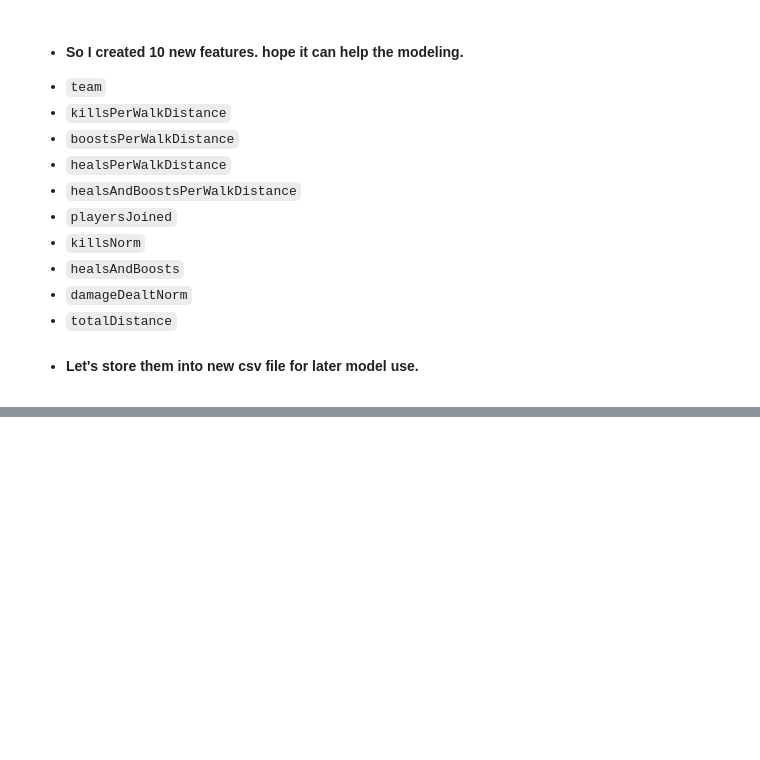
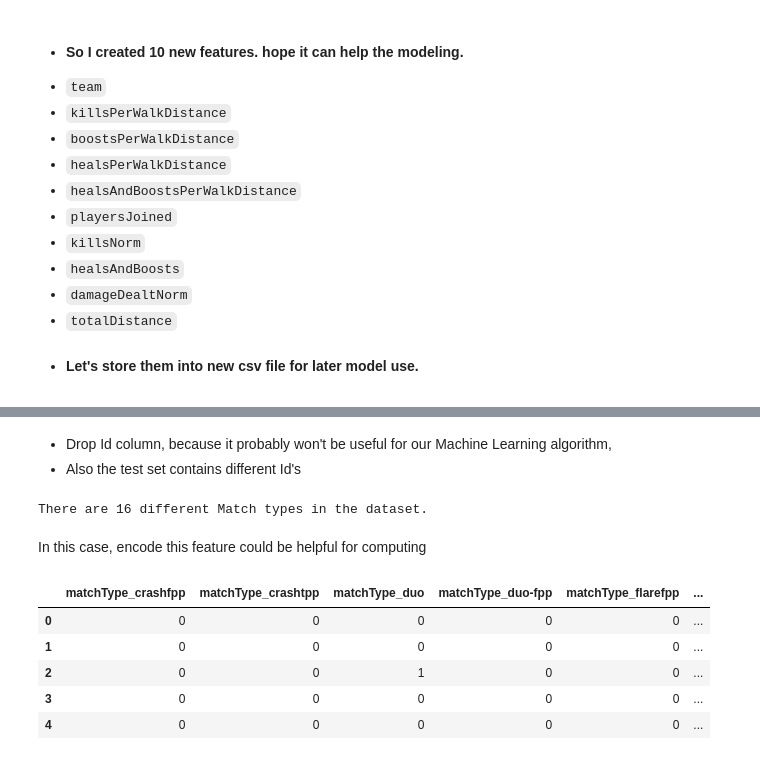
Before and after one commit to JinZhang-001899149/Machine_Learning, a Jupyter notebook: FinalProject_7245/PUBG Finish Placement Prediction.ipynb, the cells around one changed output, grey strips where cells are left out. Drawn from its saved outputs; the diff is of its cells as text; code cells hidden in the pictures; blank space fills up the shorter version.

```diff
--- a/FinalProject_7245/PUBG Finish Placement Prediction.ipynb
+++ b/FinalProject_7245/PUBG Finish Placement Prediction.ipynb
@@ -749,0 +823,3 @@ df_train.to_csv('edadata/train_eda.csv')
+# %% [markdown]
+- Drop Id column, because it probably won't be useful for our Machine Learning algorithm,
+- Also the test set contains different Id's
@@ -749,0 +828,20 @@ df_train.to_csv('edadata/train_eda.csv')
+# %%
+print("There are {} different Match types in the dataset.".format(df_train['matchType'].nunique()))
+# %% [output]
+There are 16 different Match types in the dataset.
+# %% [markdown]
+In this case, encode this feature could be helpful for computing
+# %%
+# One hot encode matchType
+df_train = pd.get_dummies(df_train, columns=['matchType'])
+
+# Take a look at the encoding
+matchType_encoding = df_train.filter(regex='matchType')
+matchType_encoding.head()
+# %% [output]
+|  | matchType_crashfpp | matchType_crashtpp | matchType_duo | matchType_duo-fpp | matchType_flarefpp | ... |
+| 0 | 0 | 0 | 0 | 0 | 0 | ... |
+| 1 | 0 | 0 | 0 | 0 | 0 | ... |
+| 2 | 0 | 0 | 1 | 0 | 0 | ... |
+| 3 | 0 | 0 | 0 | 0 | 0 | ... |
+| 4 | 0 | 0 | 0 | 0 | 0 | ... |
```
Also changed, not shown: parts of 41 cells of this notebook, 2 other files.
